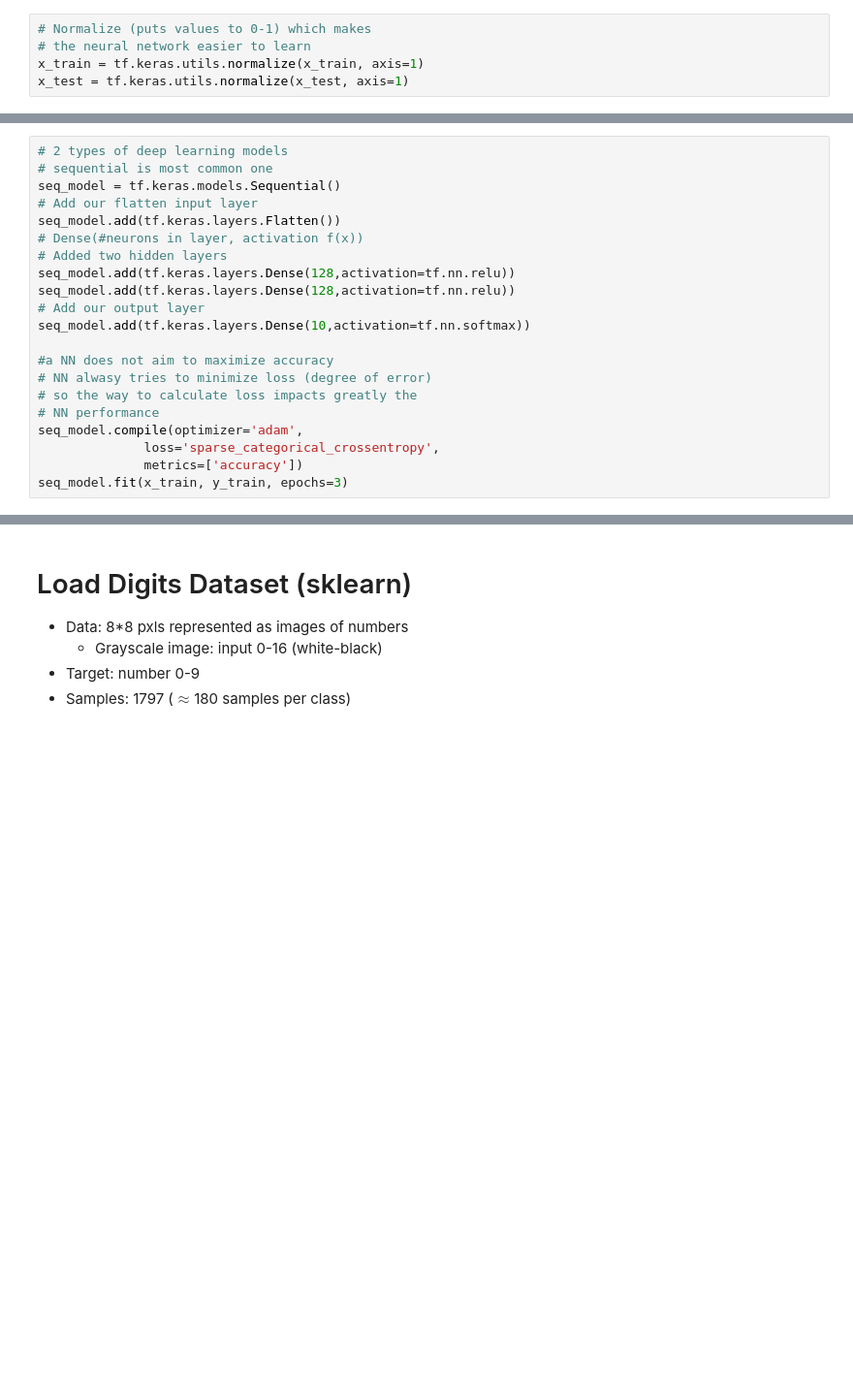
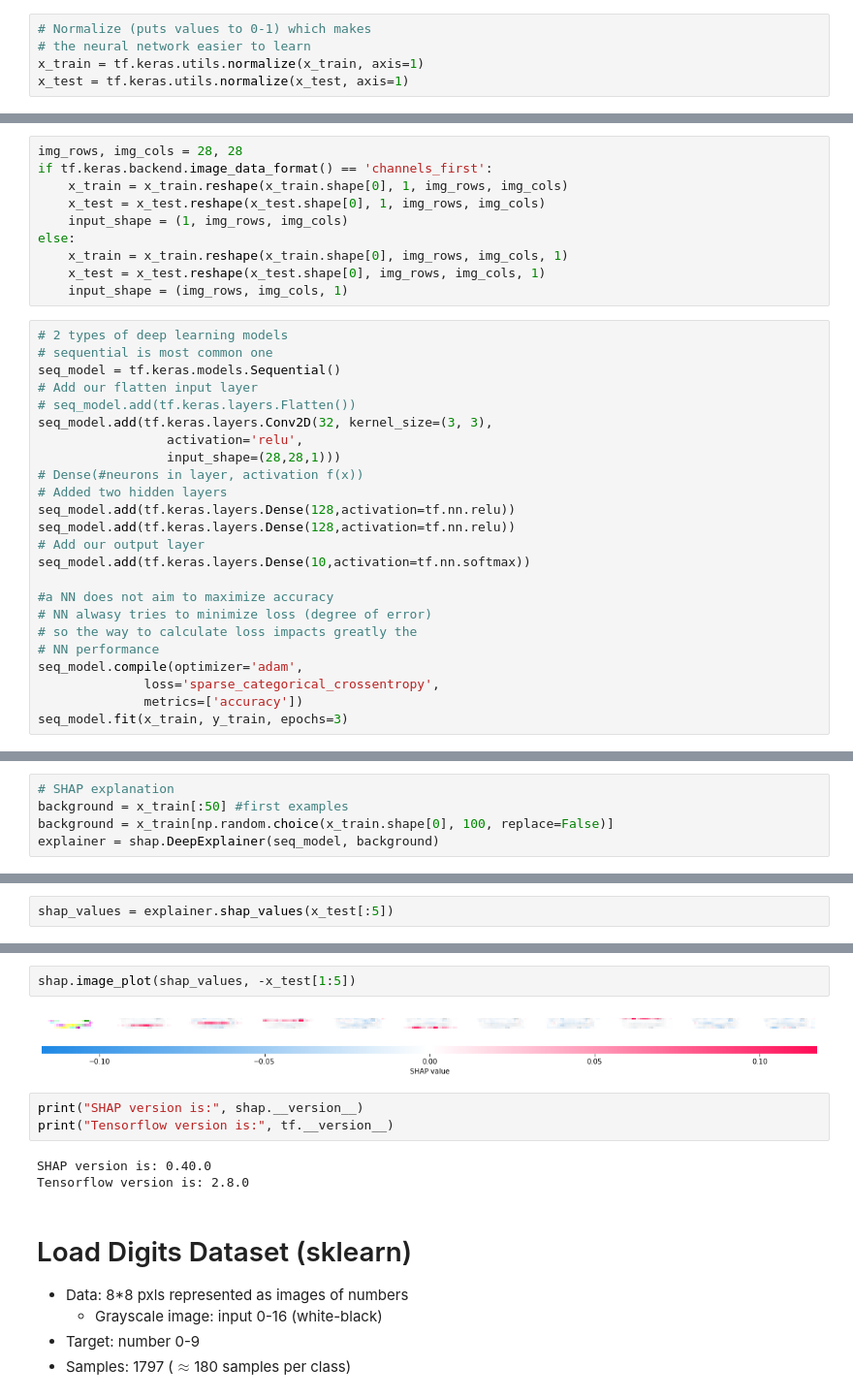
Before and after one commit to dgtzm99/SHAP-Methods-for-Model-Explainability, a Jupyter notebook: MNIST.ipynb, the cells around one changed output, grey strips where cells are left out. Shown at 97% size. Drawn from its saved outputs; the diff is of its cells as text; blank space fills up the shorter version.

```diff
--- a/MNIST.ipynb
+++ b/MNIST.ipynb
@@ -46,9 +56,22 @@ x_test = tf.keras.utils.normalize(x_test, axis=1)
+# %%
+img_rows, img_cols = 28, 28
+if tf.keras.backend.image_data_format() == 'channels_first':
+    x_train = x_train.reshape(x_train.shape[0], 1, img_rows, img_cols)
+    x_test = x_test.reshape(x_test.shape[0], 1, img_rows, img_cols)
+    input_shape = (1, img_rows, img_cols)
+else:
+    x_train = x_train.reshape(x_train.shape[0], img_rows, img_cols, 1)
+    x_test = x_test.reshape(x_test.shape[0], img_rows, img_cols, 1)
+    input_shape = (img_rows, img_cols, 1)
 # %%
 # 2 types of deep learning models
 # sequential is most common one
 seq_model = tf.keras.models.Sequential()
 # Add our flatten input layer
-seq_model.add(tf.keras.layers.Flatten())
+# seq_model.add(tf.keras.layers.Flatten())
+seq_model.add(tf.keras.layers.Conv2D(32, kernel_size=(3, 3),
+                 activation='relu',
+                 input_shape=(28,28,1)))
 # Dense(#neurons in layer, activation f(x))
 # Added two hidden layers
 seq_model.add(tf.keras.layers.Dense(128,activation=tf.nn.relu))
@@ -93,3 +115,8 @@ Model predicted:  5
 Actual number:
 <matplotlib.image.AxesImage at 0x...>
 [figure]
+# %%
+# SHAP explanation
+background = x_train[:50] #first examples
+background = x_train[np.random.choice(x_train.shape[0], 100, replace=False)]
+explainer = shap.DeepExplainer(seq_model, background)
@@ -95,0 +142,2 @@ Actual number:
+# %%
+shap_values = explainer.shap_values(x_test[:5])
@@ -96,3 +165,13 @@ Actual number:
+# %%
+shap.image_plot(shap_values, -x_test[1:5])
+# %% [output]
+[figure, added]
+# %%
+print("SHAP version is:", shap.__version__)
+print("Tensorflow version is:", tf.__version__)
+# %% [output]
+SHAP version is: 0.40.0
+Tensorflow version is: 2.8.0
 # %% [markdown]
 # Load Digits Dataset (sklearn)
 - Data: 8*8 pxls represented as images of numbers
```
Also changed, not shown: parts of 8 cells of this notebook, 1 other file.
